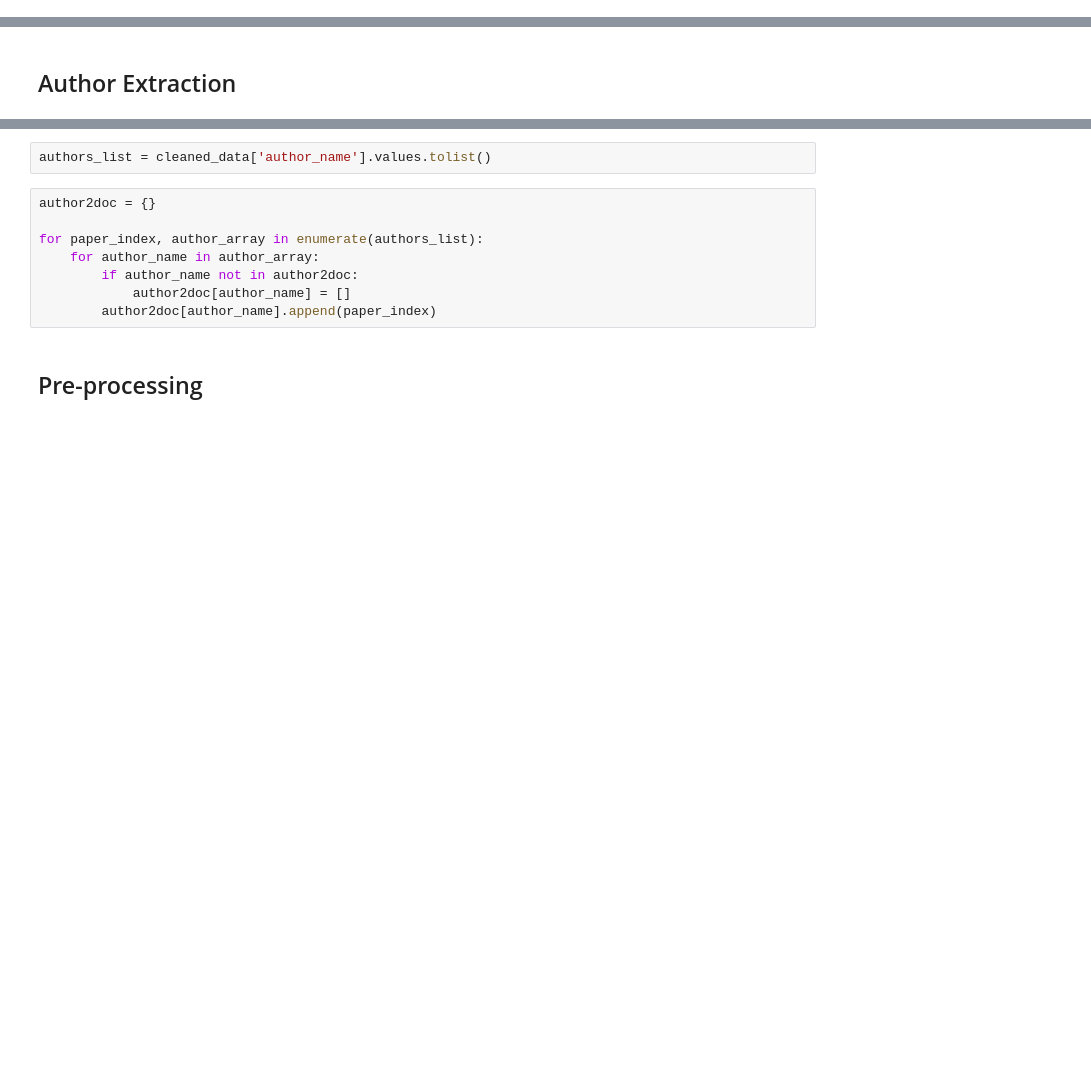
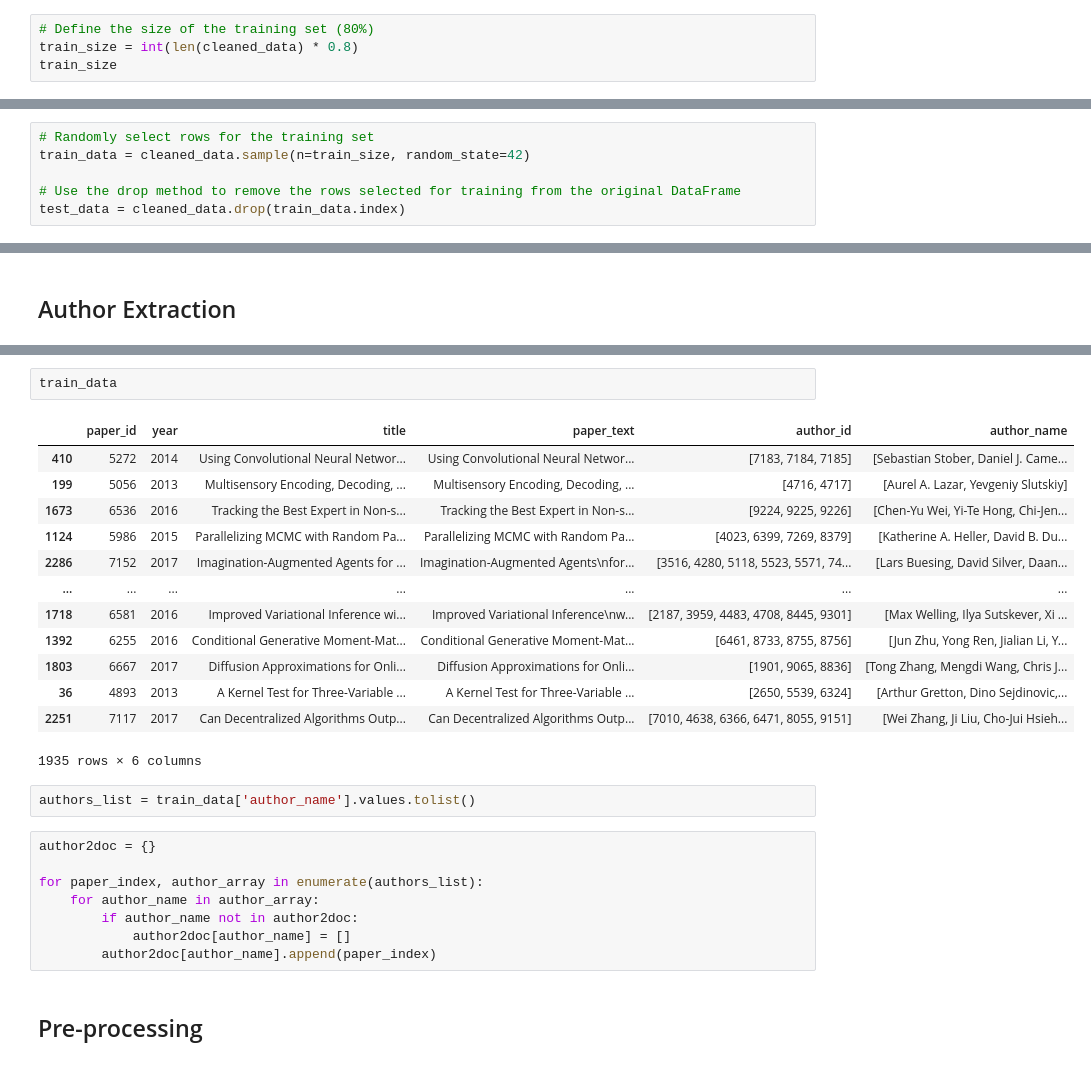
Before and after one commit to nimmitahsin1727/admagd-implementation, a Jupyter notebook: nips/admagd-nips-dataset.ipynb, the cells around one changed output, grey strips where cells are left out. Cells and saved outputs as stored; diff of their text form; blank space fills up the shorter version.

```diff
--- a/nips/admagd-nips-dataset.ipynb
+++ b/nips/admagd-nips-dataset.ipynb
@@ -235,0 +239,4 @@ memory usage: 113.5+ KB
+# %%
+# Define the size of the training set (80%)
+train_size = int(len(cleaned_data) * 0.8)
+train_size
@@ -235,0 +245,6 @@ memory usage: 113.5+ KB
+# %%
+# Randomly select rows for the training set
+train_data = cleaned_data.sample(n=train_size, random_state=42)
+
+# Use the drop method to remove the rows selected for training from the original DataFrame
+test_data = cleaned_data.drop(train_data.index)
@@ -254,5 +289,21 @@ cleaned_data
+# %%
+train_data
+# %% [output]
+|  | paper_id | year | title | paper_text | author_id | author_name |
+| 410 | 5272 | 2014 | Using Convolutional Neural Networ... | Using Convolutional Neural Networ... | [7183, 7184, 7185] | [Sebastian Stober, Daniel J. Came... |
+| 199 | 5056 | 2013 | Multisensory Encoding, Decoding, ... | Multisensory Encoding, Decoding, ... | [4716, 4717] | [Aurel A. Lazar, Yevgeniy Slutskiy] |
+| 1673 | 6536 | 2016 | Tracking the Best Expert in Non-s... | Tracking the Best Expert in Non-s... | [9224, 9225, 9226] | [Chen-Yu Wei, Yi-Te Hong, Chi-Jen... |
+| 1124 | 5986 | 2015 | Parallelizing MCMC with Random Pa... | Parallelizing MCMC with Random Pa... | [4023, 6399, 7269, 8379] | [Katherine A. Heller, David B. Du... |
+| 2286 | 7152 | 2017 | Imagination-Augmented Agents for ... | Imagination-Augmented Agents\nfor... | [3516, 4280, 5118, 5523, 5571, 74... | [Lars Buesing, David Silver, Daan... |
+| ... | ... | ... | ... | ... | ... | ... |
+| 1718 | 6581 | 2016 | Improved Variational Inference wi... | Improved Variational Inference\nw... | [2187, 3959, 4483, 4708, 8445, 9301] | [Max Welling, Ilya Sutskever, Xi ... |
+| 1392 | 6255 | 2016 | Conditional Generative Moment-Mat... | Conditional Generative Moment-Mat... | [6461, 8733, 8755, 8756] | [Jun Zhu, Yong Ren, Jialian Li, Y... |
+| 1803 | 6667 | 2017 | Diffusion Approximations for Onli... | Diffusion Approximations for Onli... | [1901, 9065, 8836] | [Tong Zhang, Mengdi Wang, Chris J... |
+| 36 | 4893 | 2013 | A Kernel Test for Three-Variable ... | A Kernel Test for Three-Variable ... | [2650, 5539, 6324] | [Arthur Gretton, Dino Sejdinovic,... |
+| 2251 | 7117 | 2017 | Can Decentralized Algorithms Outp... | Can Decentralized Algorithms Outp... | [7010, 4638, 6366, 6471, 8055, 9151] | [Wei Zhang, Ji Liu, Cho-Jui Hsieh... |
+1935 rows × 6 columns
 # %%
-authors_list = cleaned_data['author_name'].values.tolist()
+authors_list = train_data['author_name'].values.tolist()
 # %%
 author2doc = {}
 
```
Also changed, not shown: parts of 15 cells of this notebook, 11 other files.
